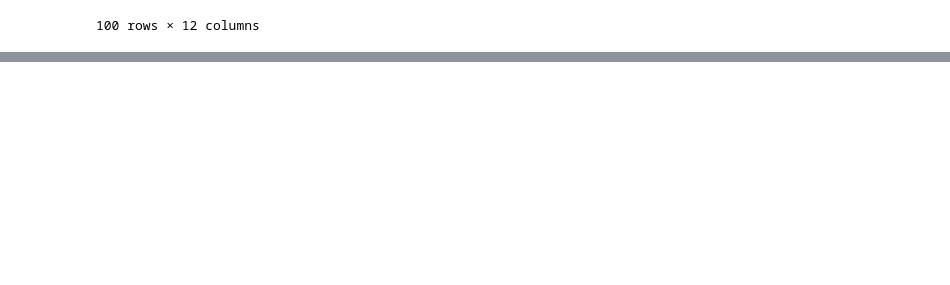
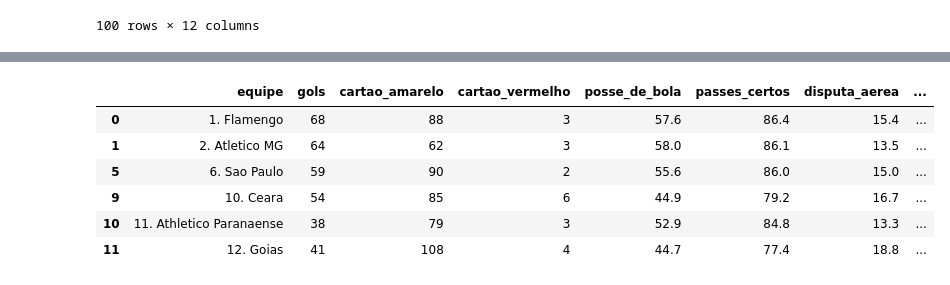
Before and after one commit to Yuri-Campos/IsolationForest, a Jupyter notebook: IsolationForest.ipynb, the cells around one changed output, grey strips where cells are left out. Drawn from its saved outputs; the diff is of its cells as text; code cells hidden in the pictures; blank space fills up the shorter version.

```diff
--- a/IsolationForest.ipynb
+++ b/IsolationForest.ipynb
@@ -169,0 +277,10 @@ df.head(100)
+# %%
+outliers
+# %% [output]
+|  | equipe | gols | cartao_amarelo | cartao_vermelho | posse_de_bola | passes_certos | disputa_aerea | ... |
+| 0 | 1. Flamengo | 68 | 88 | 3 | 57.6 | 86.4 | 15.4 | ... |
+| 1 | 2. Atletico MG | 64 | 62 | 3 | 58.0 | 86.1 | 13.5 | ... |
+| 5 | 6. Sao Paulo | 59 | 90 | 2 | 55.6 | 86.0 | 15.0 | ... |
+| 9 | 10. Ceara | 54 | 85 | 6 | 44.9 | 79.2 | 16.7 | ... |
+| 10 | 11. Athletico Paranaense | 38 | 79 | 3 | 52.9 | 84.8 | 13.3 | ... |
+| 11 | 12. Goias | 41 | 108 | 4 | 44.7 | 77.4 | 18.8 | ... |
```
Also changed, not shown: parts of 23 cells of this notebook.
